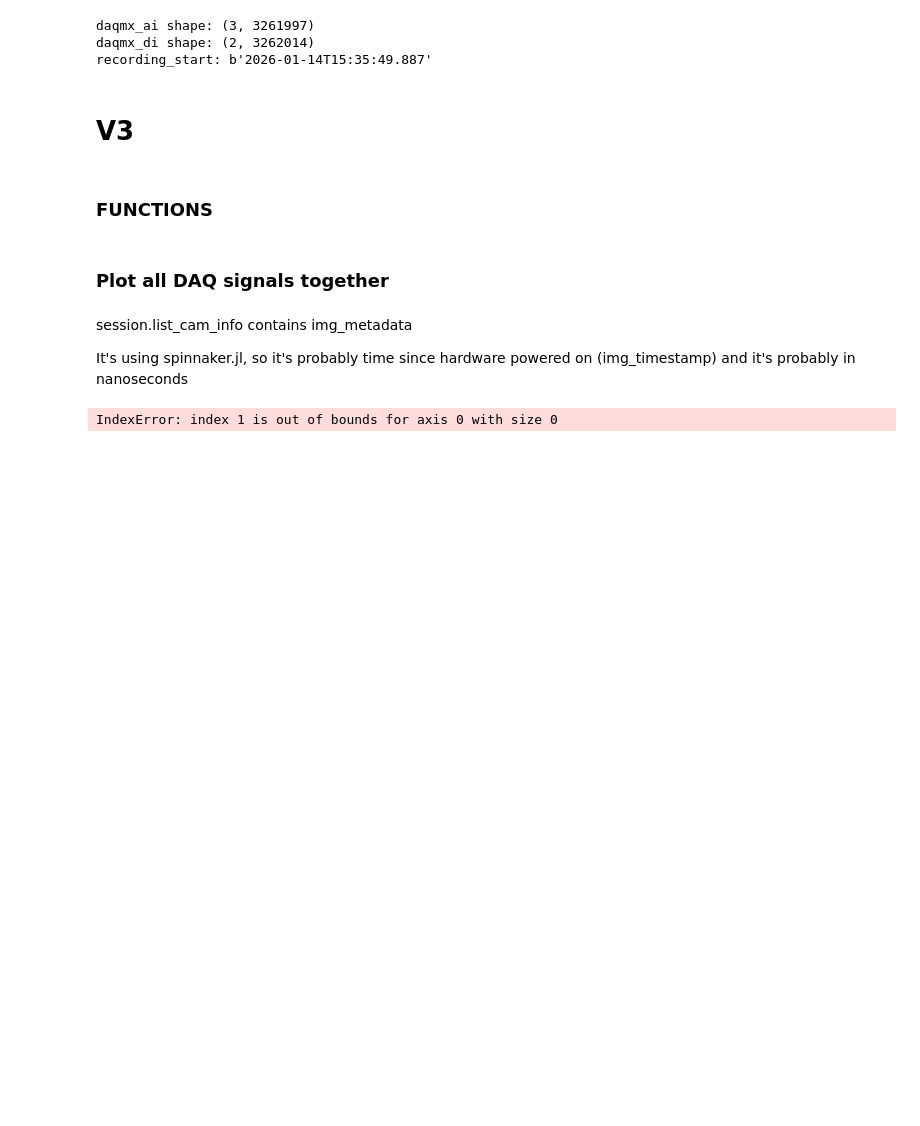
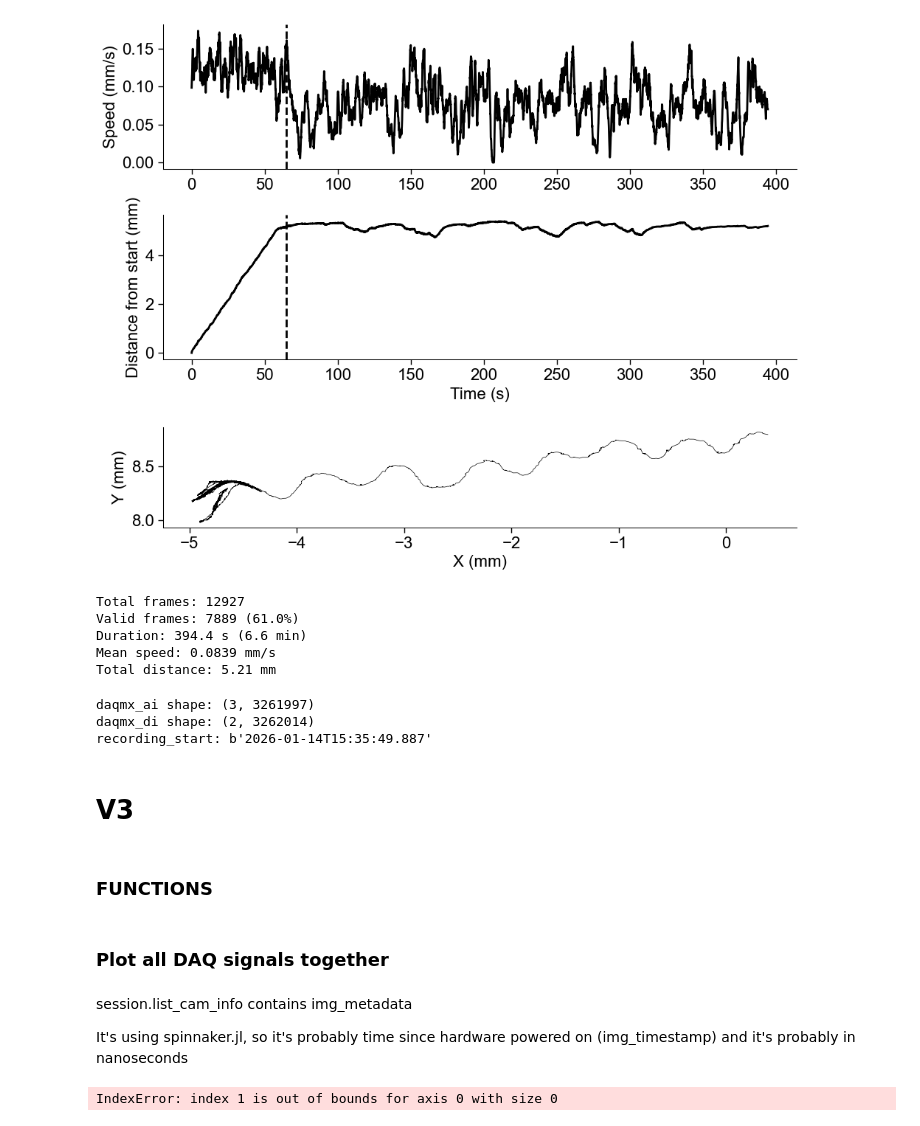
Before and after one commit to MunibH/g5ht-pipeline, a Jupyter notebook: antsun/extract_h5_info.ipynb, the cells around one changed output. Cells and saved outputs as stored; diff of their text form; code cells hidden in the pictures; blank space fills up the shorter version.

```diff
--- a/antsun/extract_h5_info.ipynb
+++ b/antsun/extract_h5_info.ipynb
@@ -19,11 +19,11 @@ plt.rcParams['lines.linewidth'] = 2
 # PTH = r'D:\DATA\g5ht-free\20251223'
 # FN = 'date-20251223_strain-ISg5HT_condition-starvedpatch_worm005'  # without .h5 extension
 
-# PTH = r'D:\DATA\g5ht-free\20251028'
-# FN = 'date-20251028_time-1500_strain-ISg5HT_condition-starvedpatch_worm002'  # without .h5 extension
+PTH = r'D:\DATA\g5ht-free\20251028'
+FN = 'date-20251028_time-1500_strain-ISg5HT_condition-starvedpatch_worm001'  # without .h5 extension
 
-PTH = r'D:\DATA\g5ht-free\20260123'
-FN = 'date-20260123_strain-ISg5HT-nsIS180_condition-fedpatch_worm004'  # without .h5 extension
+# PTH = r'D:\DATA\g5ht-free\20260123'
+# FN = 'date-20260123_strain-ISg5HT-nsIS180_condition-fedpatch_worm004'  # without .h5 extension
 
 # PTH = r'D:\DATA\g5ht-free\20251121'
 # FN = 'date-20251121_strain-ISg5HT_condition-fedpatch_worm001'
@@ -106,7 +106,22 @@ HDF5 file structure: D:\DATA\g5ht-free\20260123\date-20260123_strain-ISg5HT-nsIS
 # %%
-%matplotlib qt
+%matplotlib inline
+import matplotlib
+plt.close('all')
+
+fontsize = 20
+
+font = {'family' : 'Arial',
+        'weight' : 'normal',
+        'size'   : fontsize}
+matplotlib.rc('font', **font)
+
+plt.rcParams['font.family'] = 'Arial'
+plt.rcParams.update({'font.size': fontsize})
+plt.rcParams['svg.fonttype'] = 'none'
+
+
 # --- Speed from pos_stage ---
-STAGE_UNIT = 10000
+STAGE_UNIT = 5500
 
 # --- Time axis ---
 # Stage is saved on odd loop_count iterations at LOOP_INTERVAL_CONTROL=40 Hz
@@ -153,33 +168,59 @@ speed_mm_s = displacement_mm / dt  # mm/s
 # --- Smoothed speed (~1s window, matching speed_cb circular buffer) ---
 # gui_loop.jl uses a CircularBuffer of size ceil(Int, (1/20^-1)/2) = ceil(10) = 10
 # It computes speed as total displacement / total time over the buffer window
-window_size = 10  # ~0.5s at 20 Hz, matching the circular buffer size
+window_size = 30  # ~0.5s at 20 Hz, matching the circular buffer size
 speed_smooth = np.convolve(speed_mm_s, np.ones(window_size) / window_size, mode='same')
 
 # --- Time axis for speed ---
 time_s = np.arange(len(speed_mm_s)) * dt
 
 # --- Plot ---
-fig, axes = plt.subplots(3, 1, figsize=(12, 8), gridspec_kw={'height_ratios': [2, 2, 1.5]})
+fig, axes = plt.subplots(3, 1, figsize=(10,8))
+
+tick_dir = 'out'
+tick_length=5
+tick_width=1
+spine_width=0.75
+fontsize=20
+top_border=False
+right_border=False
+
+for ax in axes:
+    ax.tick_params(direction=tick_dir, length=tick_length, width=tick_width)
+    for spine in ax.spines.values():
+        spine.set_linewidth(spine_width)
+    if not top_border:
+        ax.spines['top'].set_visible(False)
+    if not right_border:
+        ax.spines['right'].set_visible(False)
 
 # Speed
 # axes[0].plot(time_s, speed_mm_s, alpha=0.3, color='gray', label='Instantaneous')
-axes[0].plot(time_s, speed_smooth, color='red', linewidth=2, label=f'Smoothed ({window_size}-sample avg)')
+axes[0].plot(time_s, speed_smooth, color='black', linewidth=2, label=f'Smoothed ({window_size}-sample avg)')
 axes[0].set_ylabel('Speed (mm/s)')
-axes[0].set_title('Worm Speed from Stage Position')
-axes[0].legend()
+# axes[0].set_title('Worm Speed from Stage Position')
+axes[0].axvline(65, color='black', linestyle='--', label='encounter')
 
 # Cumulative displacement
-cumulative_dist = np.cumsum(displacement_mm)
-axes[1].plot(time_s, cumulative_dist, color='blue')
-axes[1].set_ylabel('Cumulative distance (mm)')
+# cumulative_dist = np.cumsum(displacement_mm)
+# # axes[1].plot(time_s, cumulative_dist, color='blue')
+# axes[1].set_ylabel('Cumulative distance (mm)')
+# axes[1].set_xlabel('Time (s)')
+
+# calculate and plot distance from start
+start_pos = pos_mm[0]
+dist_from_start = np.linalg.norm(pos_mm - start_pos, axis=1)
+axes[1].plot(time_s, dist_from_start[:len(time_s)], color='black')
+axes[1].axvline(65, color='black', linestyle='--', label='encounter')
+# axes[1].legend(['Cumulative distance', 'Distance from start'])
+axes[1].set_ylabel('Distance from start (mm)')
 axes[1].set_xlabel('Time (s)')
 
 # Trajectory
 axes[2].plot(pos_mm[:, 0], pos_mm[:, 1], linewidth=0.5, color='black')
 axes[2].set_xlabel('X (mm)')
 axes[2].set_ylabel('Y (mm)')
-axes[2].set_title('Stage Trajectory')
+# axes[2].set_title('Stage Trajectory')
 axes[2].set_aspect('equal')
 
 plt.tight_layout()
@@ -189,5 +230,5 @@ print(f"Total frames: {pos_stage.shape[0]}")
 print(f"Valid frames: {pos_valid.shape[0]} ({100*pos_valid.shape[0]/pos_stage.shape[0]:.1f}%)")
 print(f"Duration: {time_s[-1]:.1f} s ({time_s[-1]/60:.1f} min)")
 print(f"Mean speed: {np.nanmean(speed_smooth):.4f} mm/s")
-print(f"Total distance: {cumulative_dist[-1]:.2f} mm")
+print(f"Total distance: {dist_from_start[-1]:.2f} mm")
 # %% [output]
@@ -200,3 +236,9 @@ Total distance: 36.28 mm
+[figure, added]
+Total frames: 12927
+Valid frames: 7889 (61.0%)
+Duration: 394.4 s (6.6 min)
+Mean speed: 0.0839 mm/s
+Total distance: 5.21 mm
 # %%
 # Quick visualization of the signals used for synchronization
 
```
Also changed, not shown: parts of 3 cells of this notebook, 8 other files.
